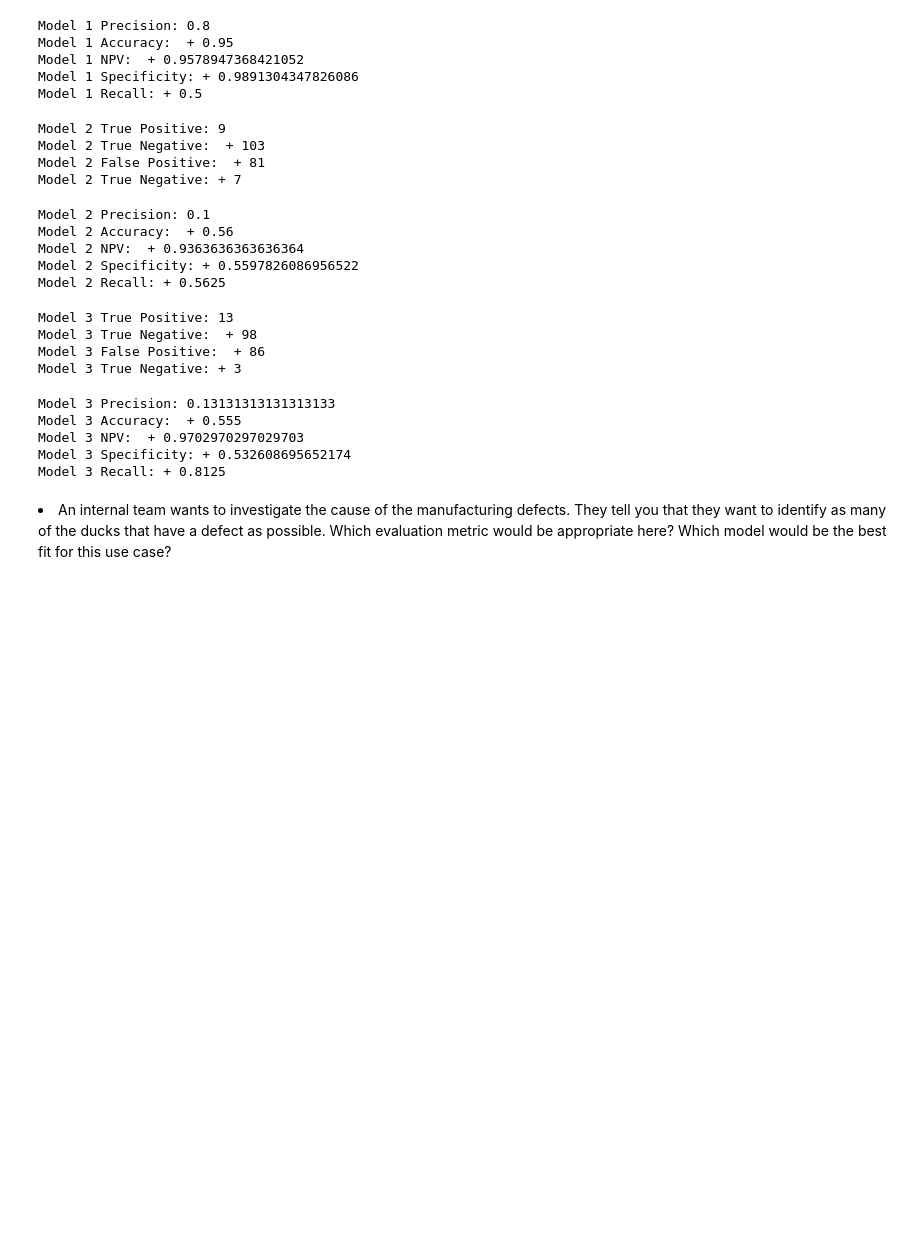
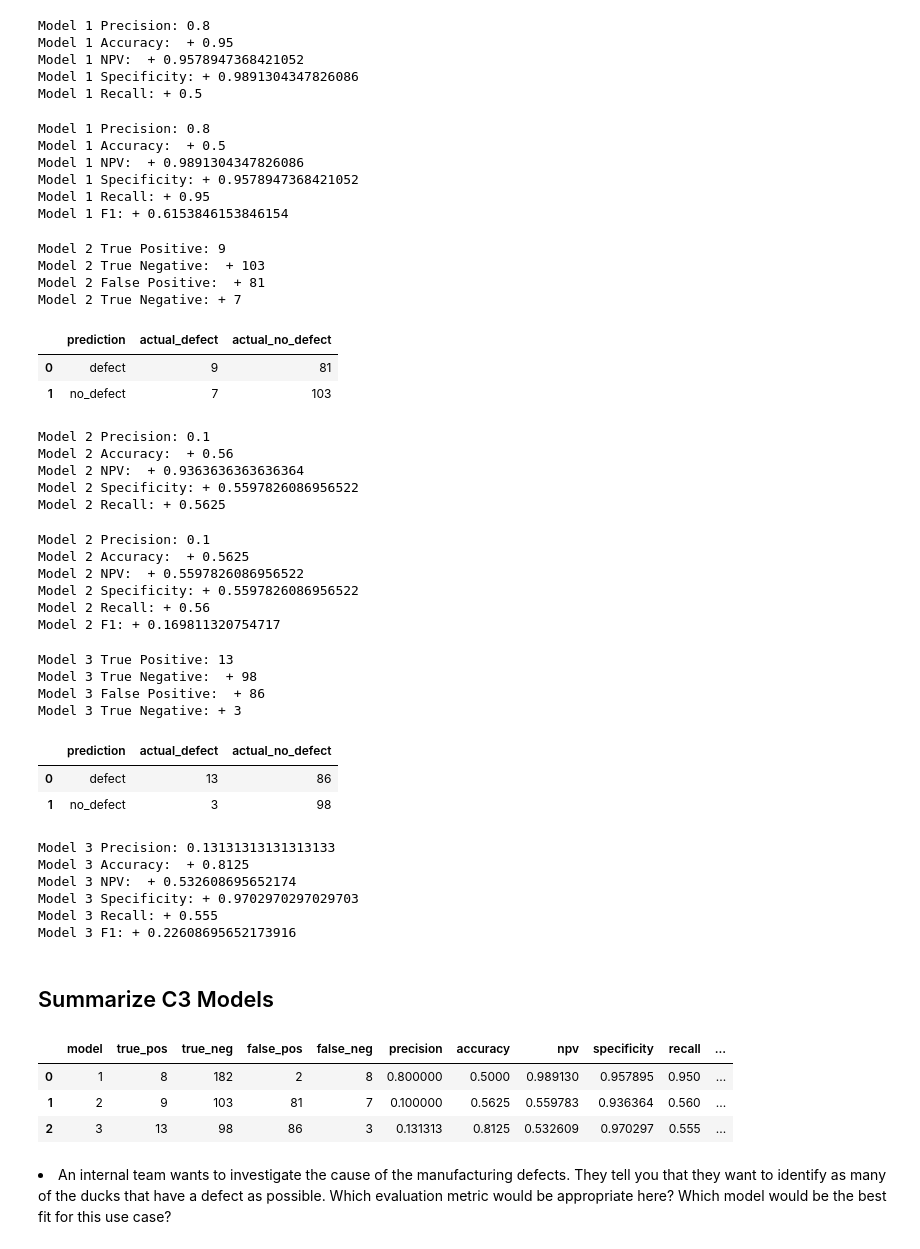
Before and after one commit to Jared-Godar/classification-exercises, a Jupyter notebook: model_evaluation.ipynb, the cells around one changed output. Drawn from its saved outputs; the diff is of its cells as text; code cells hidden in the pictures; blank space fills up the shorter version.

```diff
--- a/model_evaluation.ipynb
+++ b/model_evaluation.ipynb
@@ -90,6 +100,22 @@ Model 1 Accuracy:  + 0.95
 Model 1 NPV:  + 0.9578947368421052
 Model 1 Specificity: + 0.9891304347826086
 Model 1 Recall: + 0.5
+# %%
+m1_precision, m1_accuracy, m1_npv, m1_specificity, m1_recall, m1_f1 = eval.mod_eval(m1_tp, m1_tn, m1_fp, m1_fn)
+
+print(f'Model 1 Precision: {m1_precision}')
+print(f'Model 1 Accuracy:  + {m1_accuracy}')
+print(f'Model 1 NPV:  + {m1_npv}')
+print(f'Model 1 Specificity: + {m1_specificity}')
+print(f'Model 1 Recall: + {m1_recall}')
+print(f'Model 1 F1: + {m1_f1}')
+# %% [output]
+Model 1 Precision: 0.8
+Model 1 Accuracy:  + 0.5
+Model 1 NPV:  + 0.9891304347826086
+Model 1 Specificity: + 0.9578947368421052
+Model 1 Recall: + 0.95
+Model 1 F1: + 0.6153846153846154
 # %%
 m2_tp = c3['model2'][(c3['actual'] == 1) & (c3['model2'] == 1 )].count()
 m2_tn =c3['model2'][(c3['actual'] == 0) & (c3['model2'] == 0)].count()
@@ -108,3 +136,11 @@ Model 2 True Negative: + 7
+# %%
+m2_confusion = pd.DataFrame(m2_confusion, columns = ['prediction', 'actual_defect', 'actual_no_defect'])
+
+m2_confusion
+# %% [output]
+|  | prediction | actual_defect | actual_no_defect |
+| 0 | defect | 9 | 81 |
+| 1 | no_defect | 7 | 103 |
 # %%
 m2_precision =eval.precision(m2_tp, m2_fp)
 m2_accuracy = eval.accuracy(m2_tp, m2_tn, m2_fp, m2_fn)
@@ -123,6 +159,22 @@ Model 2 Accuracy:  + 0.56
 Model 2 NPV:  + 0.9363636363636364
 Model 2 Specificity: + 0.5597826086956522
 Model 2 Recall: + 0.5625
+# %%
+m2_precision, m2_accuracy, m2_npv, m2_specificity, m2_recall, m2_f1 = eval.mod_eval(m2_tp, m2_tn, m2_fp, m2_fn)
+
+print(f'Model 2 Precision: {m2_precision}')
+print(f'Model 2 Accuracy:  + {m2_accuracy}')
+print(f'Model 2 NPV:  + {m2_npv}')
+print(f'Model 2 Specificity: + {m2_specifivity}')
+print(f'Model 2 Recall: + {m2_recall}')
+print(f'Model 2 F1: + {m2_f1}')
+# %% [output]
+Model 2 Precision: 0.1
+Model 2 Accuracy:  + 0.5625
+Model 2 NPV:  + 0.5597826086956522
+Model 2 Specificity: + 0.5597826086956522
+Model 2 Recall: + 0.56
+Model 2 F1: + 0.169811320754717
 # %%
 m3_tp = c3['model3'][(c3['actual'] == 1) & (c3['model3'] == 1 )].count()
 m3_tn = c3['model3'][(c3['actual'] == 0) & (c3['model3'] == 0)].count()
@@ -141,20 +195,39 @@ Model 3 True Negative: + 3
+# %%
+m3_confusion = pd.DataFrame(m3_confusion, columns = ['prediction', 'actual_defect', 'actual_no_defect'])
+
+m3_confusion
+# %% [output]
+|  | prediction | actual_defect | actual_no_defect |
+| 0 | defect | 13 | 86 |
+| 1 | no_defect | 3 | 98 |
 # %%
-m3_precision =eval.precision(m3_tp, m3_fp)
-m3_accuracy = eval.accuracy(m3_tp, m3_tn, m3_fp, m3_fn)
-m3_npv = eval.npv(m3_tn, m3_fn)
-m3_specifivity = eval.specificity(m3_tn, m3_fp)
-m3_recall = eval.recall(m3_tp, m3_fn)
+m3_precision, m3_accuracy, m3_npv, m3_specificity, m3_recall, m3_f1 = eval.mod_eval(m3_tp, m3_tn, m3_fp, m3_fn)
 
 print(f'Model 3 Precision: {m3_precision}')
 print(f'Model 3 Accuracy:  + {m3_accuracy}')
 print(f'Model 3 NPV:  + {m3_npv}')
-print(f'Model 3 Specificity: + {m3_specifivity}')
+print(f'Model 3 Specificity: + {m3_specificity}')
 print(f'Model 3 Recall: + {m3_recall}')
+print(f'Model 3 F1: + {m3_f1}')
 # %% [output]
 Model 3 Precision: 0.13131313131313133
-Model 3 Accuracy:  + 0.555
-Model 3 NPV:  + 0.9702970297029703
-Model 3 Specificity: + 0.532608695652174
-Model 3 Recall: + 0.8125
+Model 3 Accuracy:  + 0.8125
+Model 3 NPV:  + 0.532608695652174
+Model 3 Specificity: + 0.9702970297029703
+Model 3 Recall: + 0.555
+Model 3 F1: + 0.22608695652173916
+# %% [markdown]
+## Summarize C3 Models
+# %%
+c3_data = [[1, m1_tp, m1_tn, m1_fp, m1_fn, m1_precision, m1_accuracy, m1_npv, m1_specificity, m1_recall, m1_f1], [2, m2_tp, m2_tn, m2_fp, m2_fn, m2_precision, m2_accuracy, m2_npv, m2_specificity, m2_recall, m2_f1], [3, m3_tp, m3_tn, m3_fp, m3_fn, m3_precision, m3_accuracy, m3_npv, m3_specificity, m3_recall, m3_f1]]
+# %%
+c3_eval_summary = pd.DataFrame(c3_data, columns = ['model', 'true_pos', 'true_neg', 'false_pos', 'false_neg', 'precision', 'accuracy', 'npv', 'specificity', 'recall', 'f1'])
+
+c3_eval_summary
+# %% [output]
+|  | model | true_pos | true_neg | false_pos | false_neg | precision | accuracy | npv | specificity | recall | ... |
+| 0 | 1 | 8 | 182 | 2 | 8 | 0.800000 | 0.5000 | 0.989130 | 0.957895 | 0.950 | ... |
+| 1 | 2 | 9 | 103 | 81 | 7 | 0.100000 | 0.5625 | 0.559783 | 0.936364 | 0.560 | ... |
+| 2 | 3 | 13 | 98 | 86 | 3 | 0.131313 | 0.8125 | 0.532609 | 0.970297 | 0.555 | ... |
 # %% [markdown]
 <li>An internal team wants to investigate the cause of the manufacturing defects. They tell you that they want to identify as many of the ducks that have a defect as possible. Which evaluation metric would be appropriate here? Which model would be the best fit for this use case?</li>
```
Also changed, not shown: parts of 7 cells of this notebook, 12 other files.
